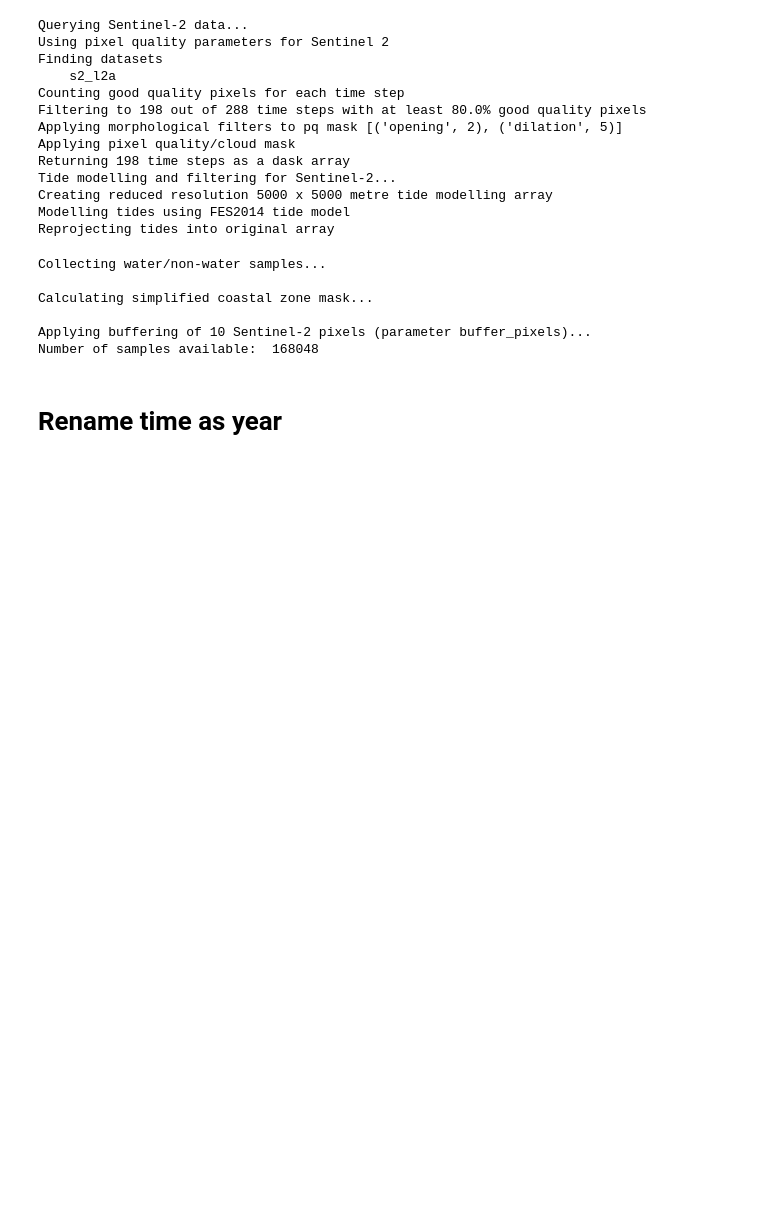
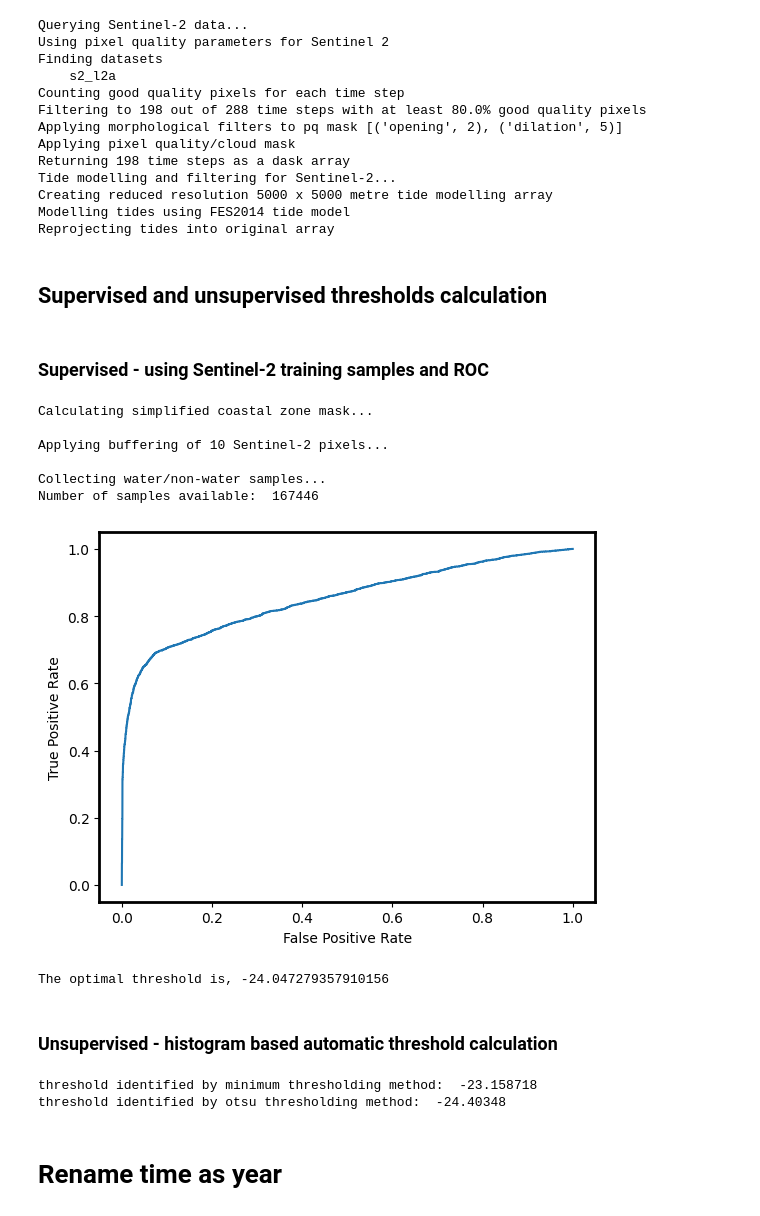
Before and after one commit to frontiersi/DEAfrica_coastlines_s1, a Jupyter notebook: 3_Threshold_extract_shorelines.ipynb, the cells around one changed output. Saved outputs shown, nothing was run; the diff lists cells and outputs as text; code cells hidden in the pictures; blank space fills up the shorter version.

```diff
--- a/3_Threshold_extract_shorelines.ipynb
+++ b/3_Threshold_extract_shorelines.ipynb
@@ -199,16 +194,46 @@ Tide modelling and filtering for Sentinel-2...
 Creating reduced resolution 5000 x 5000 metre tide modelling array
 Modelling tides using FES2014 tide model
 Reprojecting tides into original array
+# %% [markdown]
+## Supervised and unsupervised thresholds calculation
+# %% [markdown]
+### Supervised - using Sentinel-2 training samples and ROC
 # %%
-# generate training samples using S2
-s1_median_vh,labels=collect_training_samples(S2_filtered,ds_summaries_s1.vh_med.to_dataset(),time_step,max_samples)
+# generate simplified coastal mask from S2
+coastal_mask=create_coastal_mask(S2_filtered['MNDWI'],10)
+data,labels,S2_class_masked=collect_training_samples(ds_summaries_s2,ds_summaries_s1,coastal_mask,max_samples)
 # %% [output]
-Collecting water/non-water samples...
-
 Calculating simplified coastal zone mask...
 
-Applying buffering of 10 Sentinel-2 pixels (parameter buffer_pixels)...
-Number of samples available:  168048
+Applying buffering of 10 Sentinel-2 pixels...
+
+Collecting water/non-water samples...
+Number of samples available:  167446
+# %%
+# ROC using median vh
+s1_median_vh=data[:,0]
+fpr, tpr, thresholds  = roc_curve(labels, s1_median_vh, pos_label=0)
+roc_display = RocCurveDisplay(fpr=fpr, tpr=tpr).plot()
+# %% [output]
+[figure, added]
+# %%
+optim_idx = np.argmax(tpr - fpr)
+threshold_roc = thresholds[optim_idx]
+print('The optimal threshold is,',threshold_roc)
+# %% [output]
+The optimal threshold is, -24.047279357910156
+# %% [markdown]
+### Unsupervised - histogram based automatic threshold calculation
+# %%
+# minimum thresholding
+threshold = threshold_minimum(ds_summaries_s1.vh_med.values[~np.isnan(ds_summaries_s1.vh_med.values)])
+# otsu thresholding
+threshold_o = threshold_otsu(ds_summaries_s1.vh_med.values[~np.isnan(ds_summaries_s1.vh_med.values)])
+print('threshold identified by minimum thresholding method: ',threshold)
+print('threshold identified by otsu thresholding method: ', threshold_o)
+# %% [output]
+threshold identified by minimum thresholding method:  -23.158718
+threshold identified by otsu thresholding method:  -24.40348
 # %% [markdown]
 # Rename time as year
 # %%
```
Also changed, not shown: parts of 14 cells of this notebook, 1 other file.
